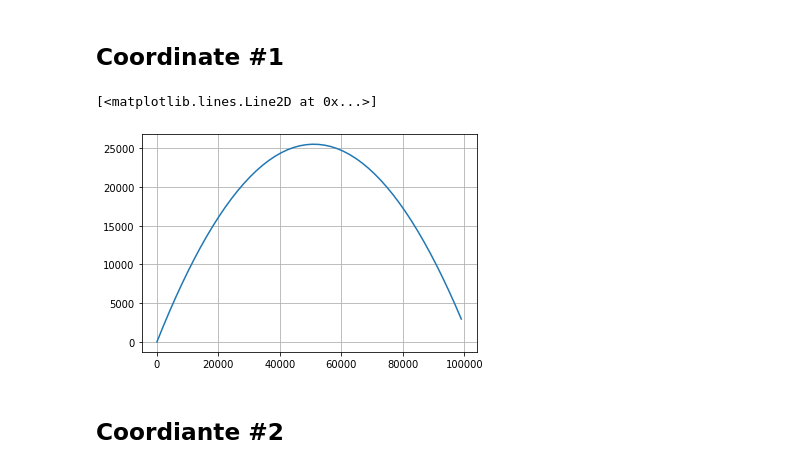
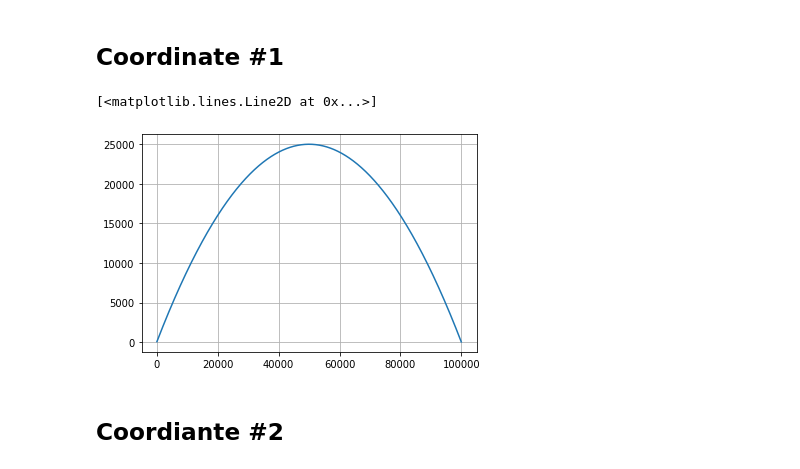
Before and after one commit to youngung/lectures, a Jupyter notebook: ipynb/commons/Invariance_coordinate_system.ipynb, the cells around one changed output. Drawn from its saved outputs; the diff is of its cells as text; code cells hidden in the pictures.

```diff
--- a/ipynb/commons/Invariance_coordinate_system.ipynb
+++ b/ipynb/commons/Invariance_coordinate_system.ipynb
@@ -4,6 +4,6 @@
 Populating the interactive namespace from numpy and matplotlib
 # %%
 v0=1000.
-g=9.8
+g=10.
 th=45*np.pi/180.
 m=1.
@@ -10,18 +19,17 @@ m=1.
 # %% [markdown]
 ## Coordinate #1
 # %%
-def calc_x1_coord1(v0,th,g,t):
-    return v0*cos(th)*t
-def calc_x2_coord1(v0,th,g,t):
-    return v0*sin(th)*t-0.5*g*t**2
-
-t=np.linspace(0,140)
+t=np.linspace(0,200,2000)
 x1=calc_x1_coord1(v0,th,g,t)
 x2=calc_x2_coord1(v0,th,g,t)
+
+ind=x2>0
+x1=x1[ind]
+x2=x2[ind]
 grid()
 plot(x1,x2)
 # %% [output]
 [<matplotlib.lines.Line2D at 0x...>]
-[figure, old version]
+[figure, new version]
 # %% [markdown]
 ## Coordiante #2
```
Also changed, not shown: parts of 4 cells of this notebook.
